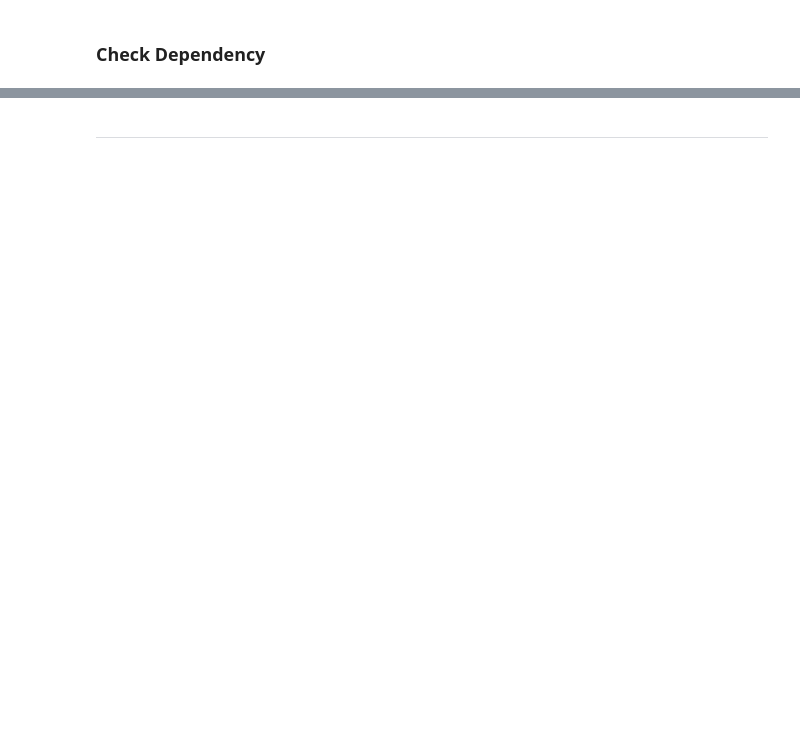
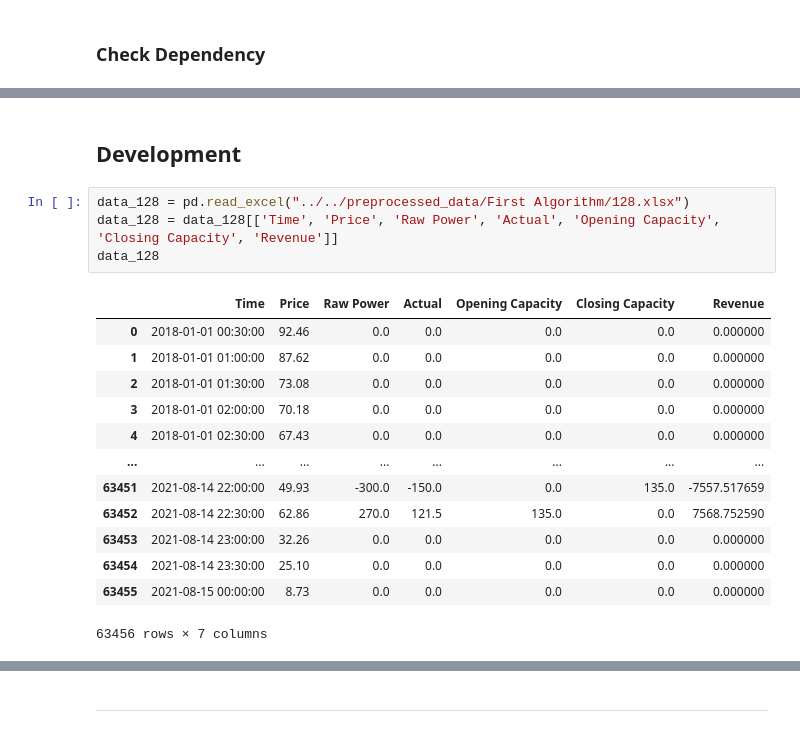
Before and after one commit to rinliauw/energy-market-and-battery-optimization, a Jupyter notebook: code/First Algorithm/MD Algorithm (Period Maximisation model).ipynb, the cells around one changed output, grey strips where cells are left out. Cells and saved outputs as stored; diff of their text form; blank space fills up the shorter version.

```diff
--- a/code/First Algorithm/MD Algorithm (Period Maximisation model).ipynb
+++ b/code/First Algorithm/MD Algorithm (Period Maximisation model).ipynb
@@ -765 +787,21 @@ def SecondOptimisation(data, timePeriod):
+# %% [markdown]
+## Development
+# %%
+data_128 = pd.read_excel("../../preprocessed_data/First Algorithm/128.xlsx")
+data_128 = data_128[['Time', 'Price', 'Raw Power', 'Actual', 'Opening Capacity', 'Closing Capacity', 'Revenue']]
+data_128
+# %% [output]
+|  | Time | Price | Raw Power | Actual | Opening Capacity | Closing Capacity | Revenue |
+| 0 | 2018-01-01 00:30:00 | 92.46 | 0.0 | 0.0 | 0.0 | 0.0 | 0.000000 |
+| 1 | 2018-01-01 01:00:00 | 87.62 | 0.0 | 0.0 | 0.0 | 0.0 | 0.000000 |
+| 2 | 2018-01-01 01:30:00 | 73.08 | 0.0 | 0.0 | 0.0 | 0.0 | 0.000000 |
+| 3 | 2018-01-01 02:00:00 | 70.18 | 0.0 | 0.0 | 0.0 | 0.0 | 0.000000 |
+| 4 | 2018-01-01 02:30:00 | 67.43 | 0.0 | 0.0 | 0.0 | 0.0 | 0.000000 |
+| ... | ... | ... | ... | ... | ... | ... | ... |
+| 63451 | 2021-08-14 22:00:00 | 49.93 | -300.0 | -150.0 | 0.0 | 135.0 | -7557.517659 |
+| 63452 | 2021-08-14 22:30:00 | 62.86 | 270.0 | 121.5 | 135.0 | 0.0 | 7568.752590 |
+| 63453 | 2021-08-14 23:00:00 | 32.26 | 0.0 | 0.0 | 0.0 | 0.0 | 0.000000 |
+| 63454 | 2021-08-14 23:30:00 | 25.10 | 0.0 | 0.0 | 0.0 | 0.0 | 0.000000 |
+| 63455 | 2021-08-15 00:00:00 | 8.73 | 0.0 | 0.0 | 0.0 | 0.0 | 0.000000 |
+63456 rows × 7 columns
 # %%
```
Also changed, not shown: parts of 32 cells of this notebook, 17 other files.
